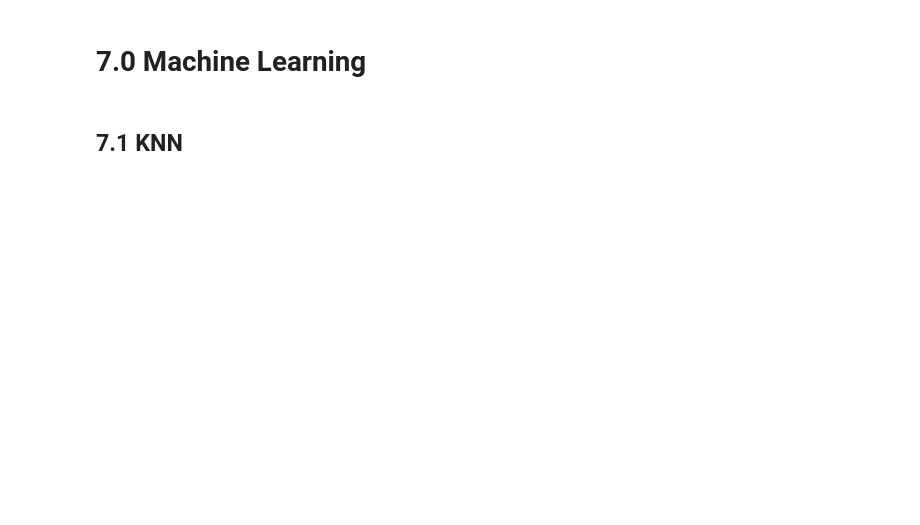
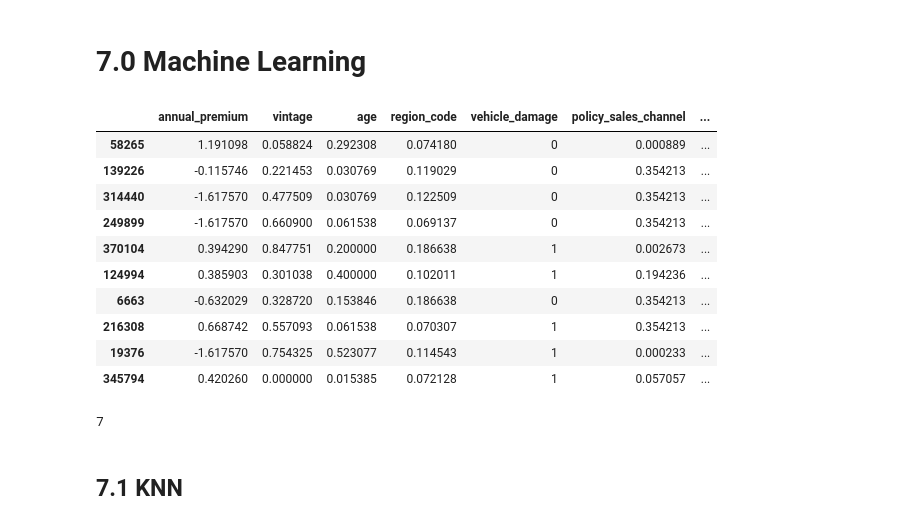
Before and after one commit to Raquelrs3/health_insurance_cross_sell, a Jupyter notebook: c09_Deploy_Modelo_em_Producao_HI.ipynb, the cells around one changed output. Cells and saved outputs as stored; diff of their text form; code cells hidden in the pictures; blank space fills up the shorter version.

```diff
--- a/c09_Deploy_Modelo_em_Producao_HI.ipynb
+++ b/c09_Deploy_Modelo_em_Producao_HI.ipynb
@@ -1292,6 +1251,24 @@ cols_selected = ['annual_premium','vintage', 'age', 'region_code', 'vehicle_dama
 x_train = df5[ cols_selected ]
 x_val = x_validation[ cols_selected ]
 y_val = y_validation.copy()
+# %%
+x_train.sample(10)
+# %% [output]
+|  | annual_premium | vintage | age | region_code | vehicle_damage | policy_sales_channel | ... |
+| 58265 | 1.191098 | 0.058824 | 0.292308 | 0.074180 | 0 | 0.000889 | ... |
+| 139226 | -0.115746 | 0.221453 | 0.030769 | 0.119029 | 0 | 0.354213 | ... |
+| 314440 | -1.617570 | 0.477509 | 0.030769 | 0.122509 | 0 | 0.354213 | ... |
+| 249899 | -1.617570 | 0.660900 | 0.061538 | 0.069137 | 0 | 0.354213 | ... |
+| 370104 | 0.394290 | 0.847751 | 0.200000 | 0.186638 | 1 | 0.002673 | ... |
+| 124994 | 0.385903 | 0.301038 | 0.400000 | 0.102011 | 1 | 0.194236 | ... |
+| 6663 | -0.632029 | 0.328720 | 0.153846 | 0.186638 | 0 | 0.354213 | ... |
+| 216308 | 0.668742 | 0.557093 | 0.061538 | 0.070307 | 1 | 0.354213 | ... |
+| 19376 | -1.617570 | 0.754325 | 0.523077 | 0.114543 | 1 | 0.000233 | ... |
+| 345794 | 0.420260 | 0.000000 | 0.015385 | 0.072128 | 1 | 0.057057 | ... |
+# %%
+len(x_train.columns)
+# %% [output]
+7
 # %% [markdown]
 ## 7.1 KNN
 # %%
```
Also changed, not shown: parts of 75 cells of this notebook, 9 other files.
